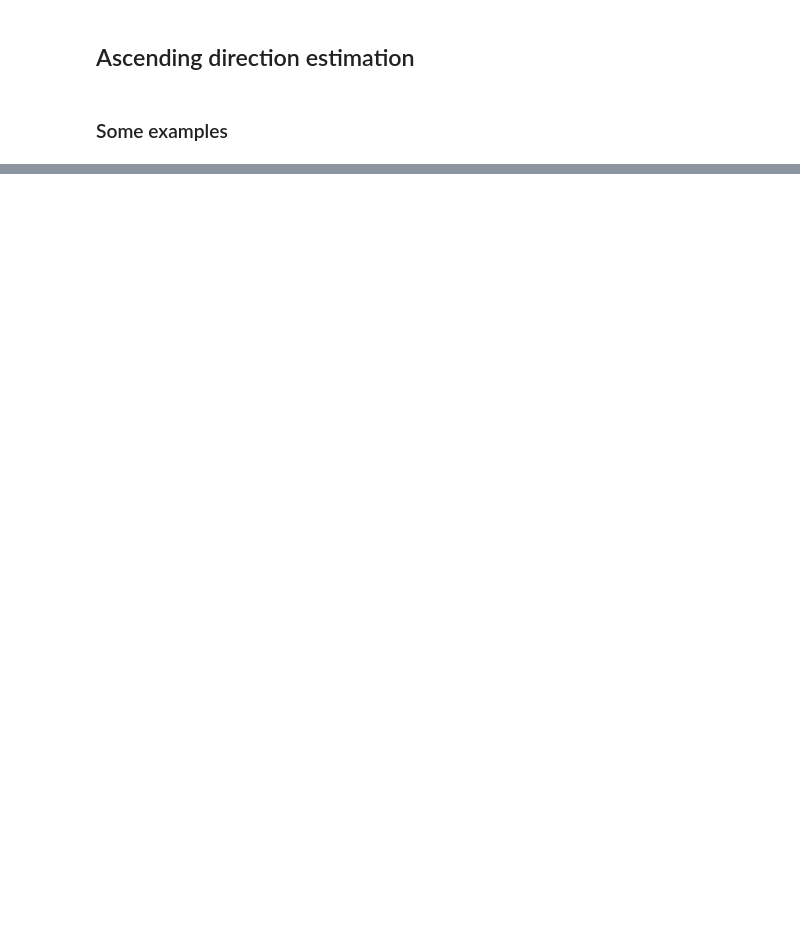
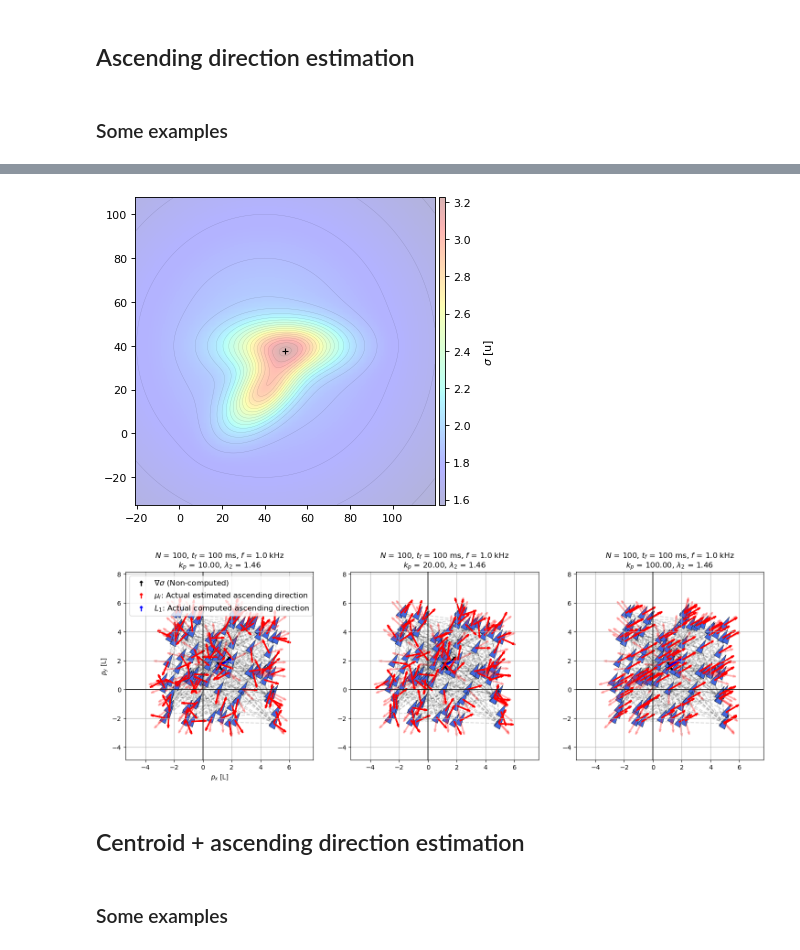
Before and after one commit to jesusBV20/source_seeking_distr, a Jupyter notebook: distributed_estimation.ipynb, the cells around one changed output, grey strips where cells are left out. Drawn from its saved outputs; the diff is of its cells as text; code cells hidden in the pictures; blank space fills up the shorter version.

```diff
--- a/distributed_estimation.ipynb
+++ b/distributed_estimation.ipynb
@@ -248,0 +326,44 @@ def plot_centroid_estimation(ax, X, Z, tf=1, freq_inv=100, kp=1,
+# %%
+## Parameters #####
+pc = np.array([1.2,1.5])
+lims = np.array([4,4])
+
+N = 100
+p = XY_distrib(N,pc,lims)
+Z = gen_random_graph(N, rounds=3)
+
+# ----------------------------------------------------------------------
+# Generating the scalar field
+# ----------------------------------------------------------------------
+n = 2
+max_int = 20
+mu = [40,40]
+dev = 10
+
+sigma_func = sigma_nonconvex(k=0.04, dev=dev, mu=mu)
+sigma_field = sigma(sigma_func)
+
+# Draw the scalar field
+fig = plt.figure(figsize=(5, 5), dpi=80)
+ax = fig.subplots()
+sigma_field.draw(fig=fig, ax=ax, xlim=70, ylim=70, contour_levels=20)
+
+# ----------------------------------------------------------------------
+# Plotting
+# ----------------------------------------------------------------------
+
+fig = plt.figure(figsize=(18, 10), dpi=100)
+ax  = fig.subplots(1,3)
+
+plot_L_estimation(ax[0], p, Z, sigma_field, tf=0.1, freq_inv=100*10, kp=10,
+                  legend=True,xlab=True,ylab=True)
+plot_L_estimation(ax[1], p, Z, sigma_field, tf=0.1, freq_inv=100*10, kp=20)
+plot_L_estimation(ax[2], p, Z, sigma_field, tf=0.1, freq_inv=100*10, kp=100)
+
+# Show the plot!
+plt.show()
+# %% [output]
+[figure, added]
+[figure, added]
+# %% [markdown]
+## Centroid + ascending direction estimation
@@ -248,0 +538,2 @@ def plot_centroid_estimation(ax, X, Z, tf=1, freq_inv=100, kp=1,
+# %% [markdown]
+### Some examples
```
Also changed, not shown: parts of 10 cells of this notebook, 4 other files.
